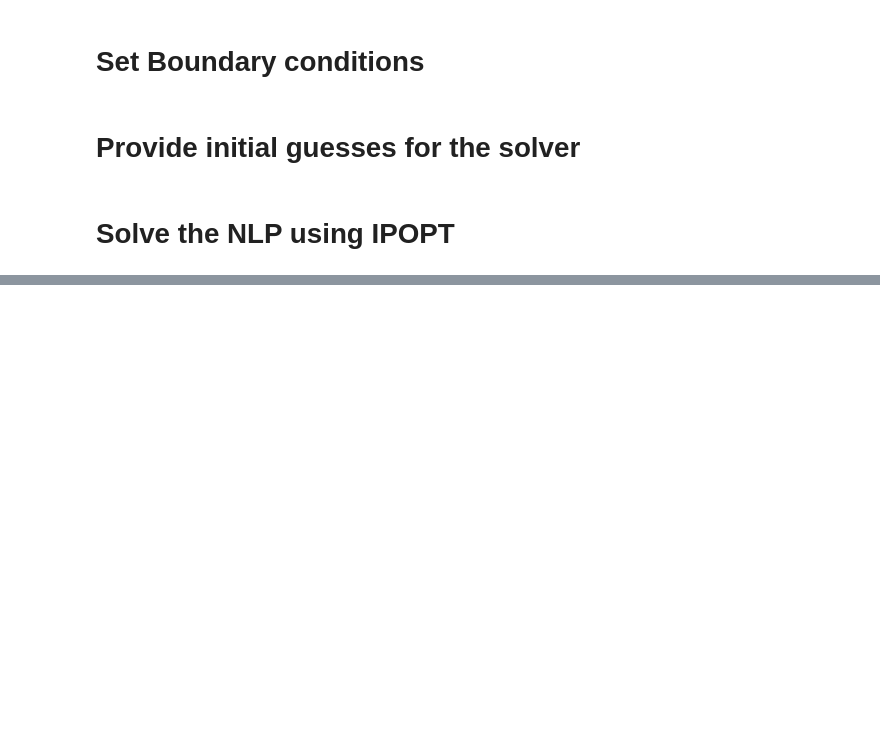
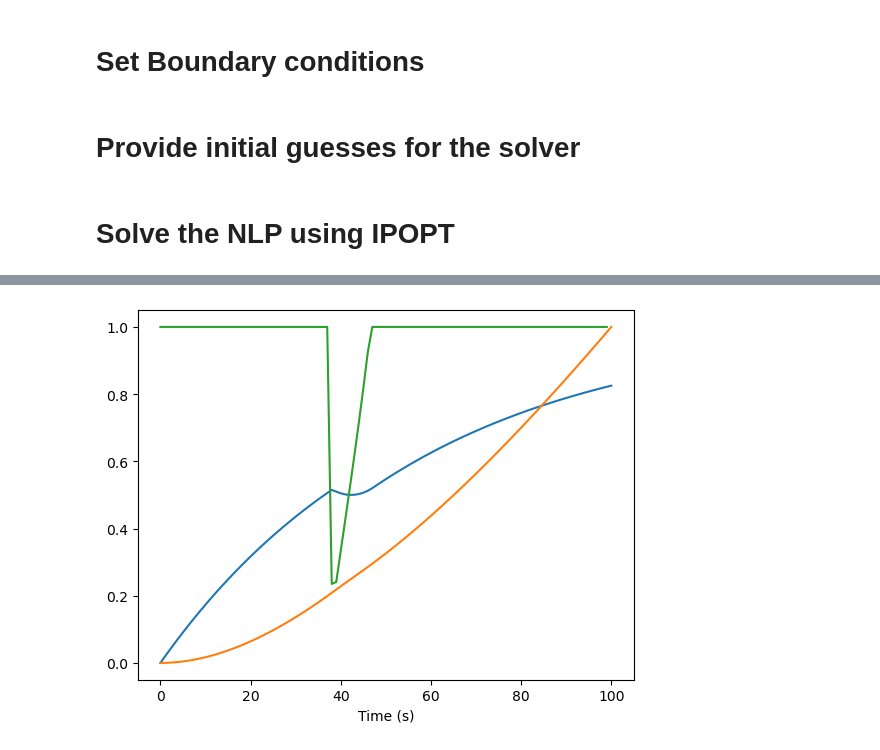
Before and after one commit to lancepharand11/casadi_task, a Jupyter notebook: casadi_Optimal_Control_Tutorial.ipynb, the cells around one changed output, grey strips where cells are left out. Drawn from its saved outputs; the diff is of its cells as text; code cells hidden in the pictures; blank space fills up the shorter version.

```diff
--- a/casadi_Optimal_Control_Tutorial.ipynb
+++ b/casadi_Optimal_Control_Tutorial.ipynb
@@ -68,0 +84,10 @@ RuntimeError: Error in Opti::solve [OptiNode] at .../casadi/core/optistack.cpp:1
+# %%
+import matplotlib.pyplot as plt
+
+plt.plot(sol.value(speed))
+plt.plot(sol.value(pos))
+plt.plot(sol.value(U))
+plt.xlabel('Time (s)')
+plt.show()
+# %% [output]
+[figure, added]
```
Also changed, not shown: parts of 1 cell of this notebook.
